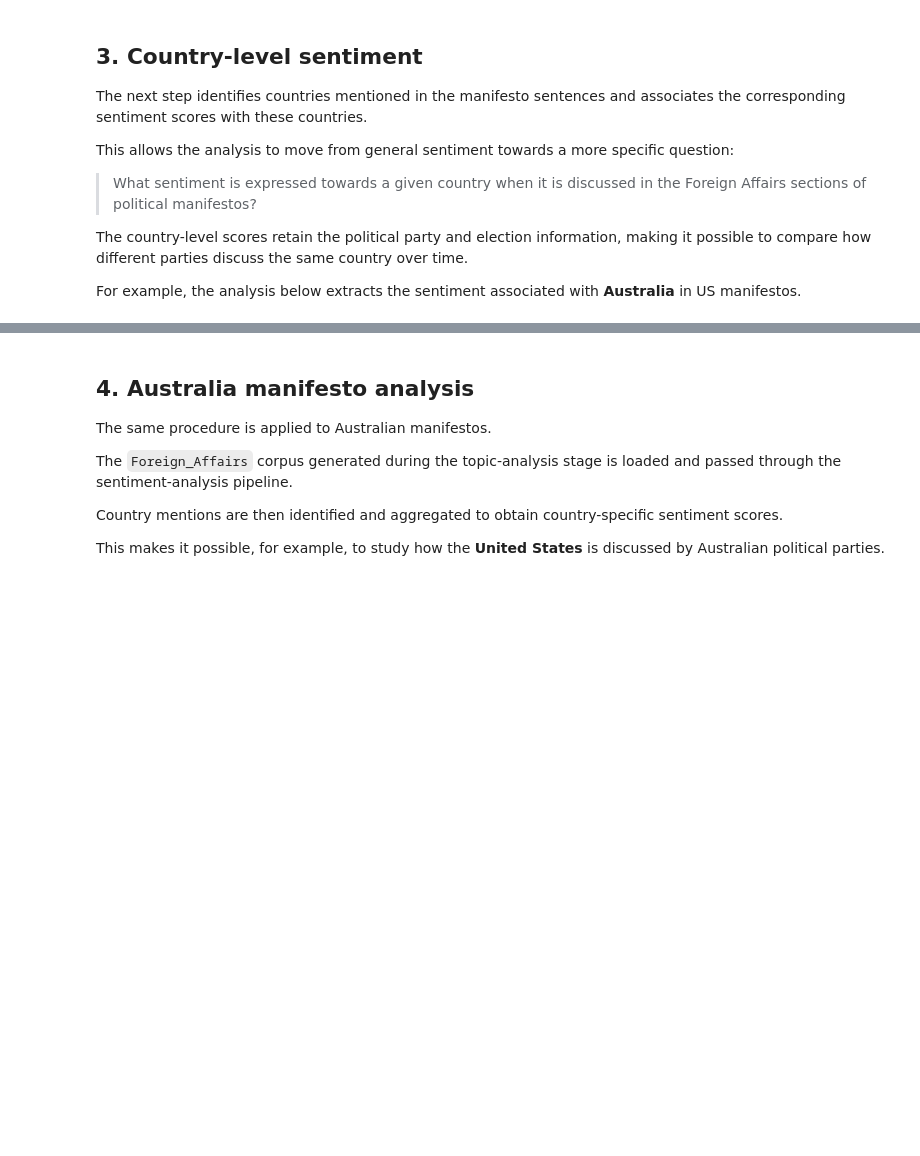
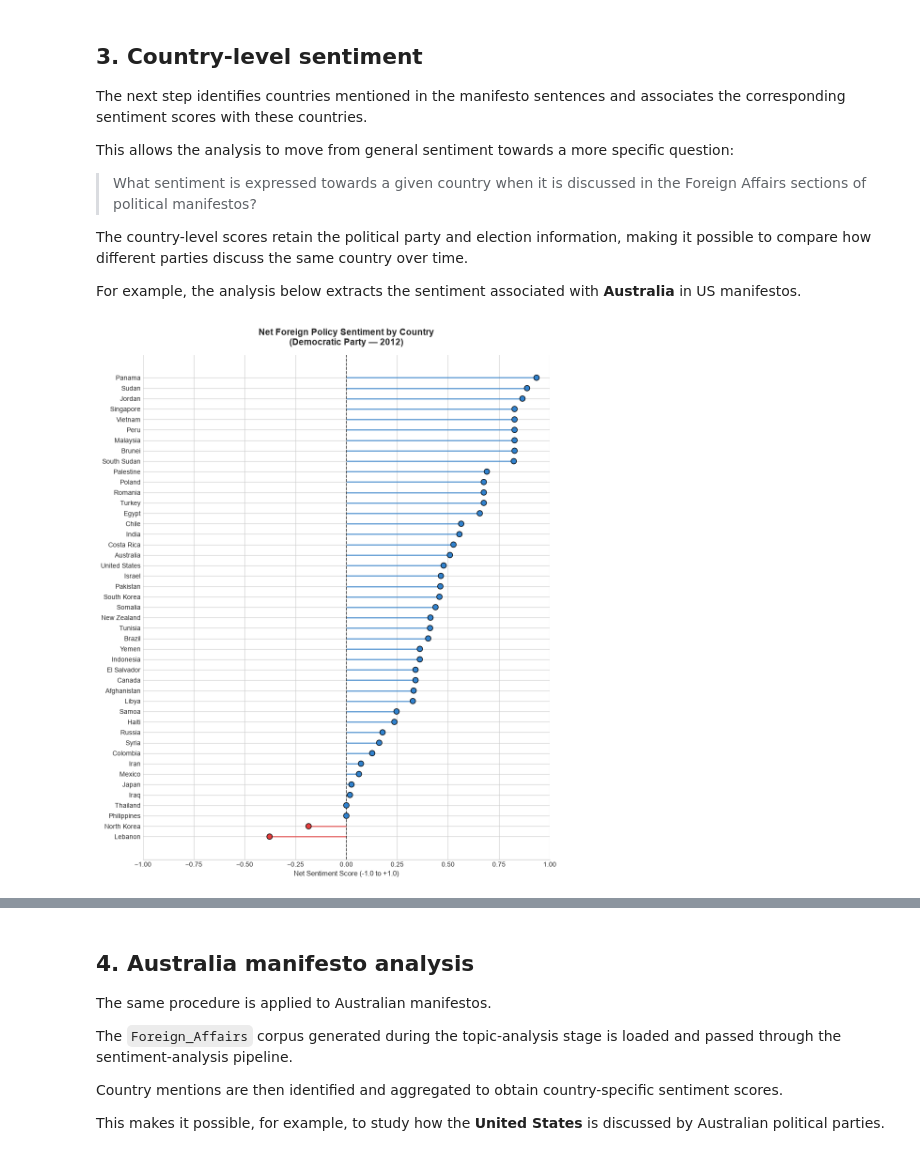
Before and after one commit to phounkpe2004/ENSAE-Internship-Sentiment-Analysis-via-Political-Manifestos, a Jupyter notebook: topic_sentiment_analysis/notebooks/sentiment_analyzer.ipynb, the cells around one changed output, grey strips where cells are left out. Saved outputs shown, nothing was run; the diff lists cells and outputs as text; code cells hidden in the pictures; blank space fills up the shorter version.

```diff
--- a/topic_sentiment_analysis/notebooks/sentiment_analyzer.ipynb
+++ b/topic_sentiment_analysis/notebooks/sentiment_analyzer.ipynb
@@ -102,4 +126,6 @@ The country-level scores retain the political party and election information, ma
 
 For example, the analysis below extracts the sentiment associated with **Australia** in US manifestos.
 # %%
-sa.plot_country_sentiment(foreignAffairs_usa, "Democratic Party", 2008, figsize=(10, 12))
+sa.plot_country_sentiment(foreignAffairs_usa, "Democratic Party", 2012, figsize=(10, 12))
+# %% [output]
+[figure, added]
```
Also changed, not shown: parts of 13 cells of this notebook, 7 other files.
